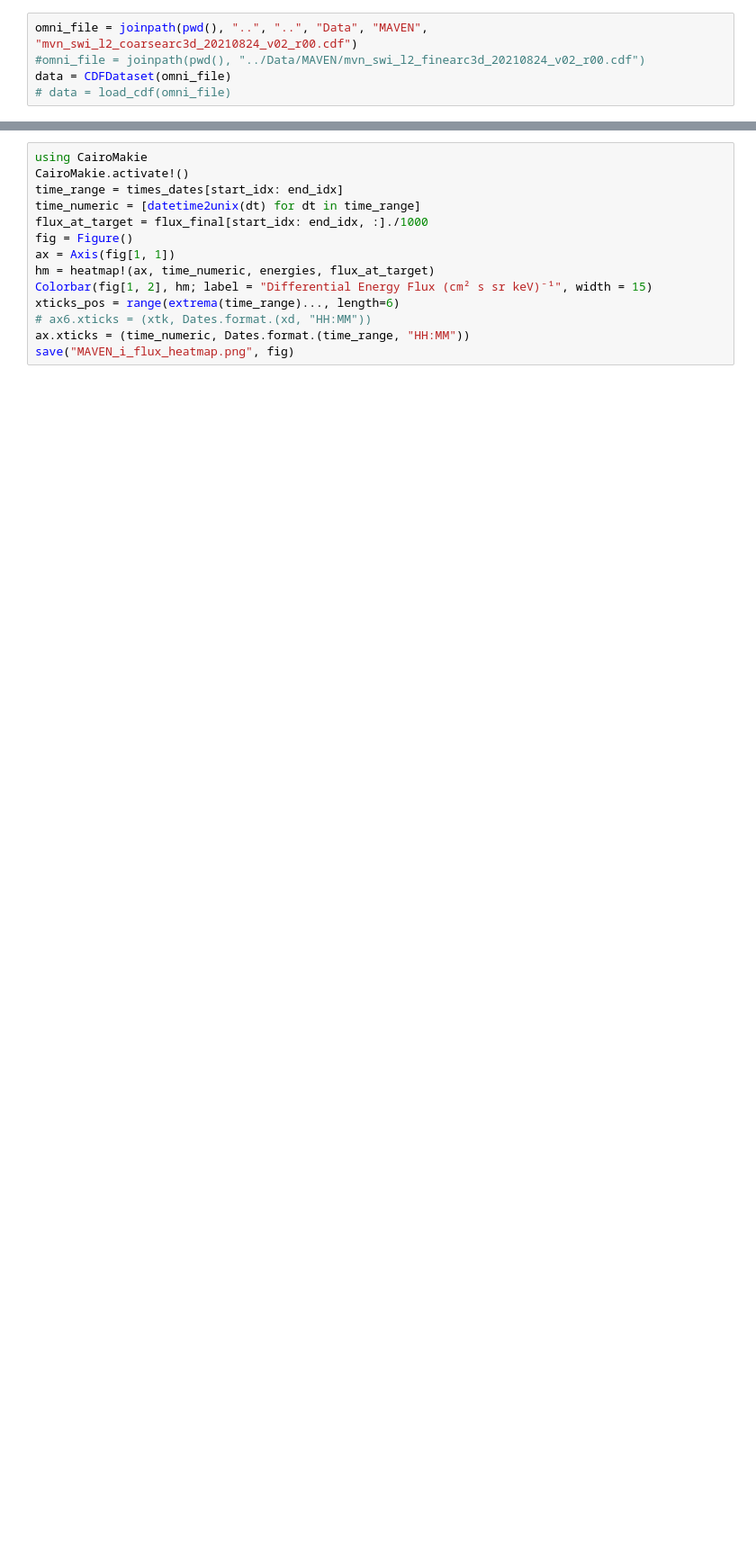
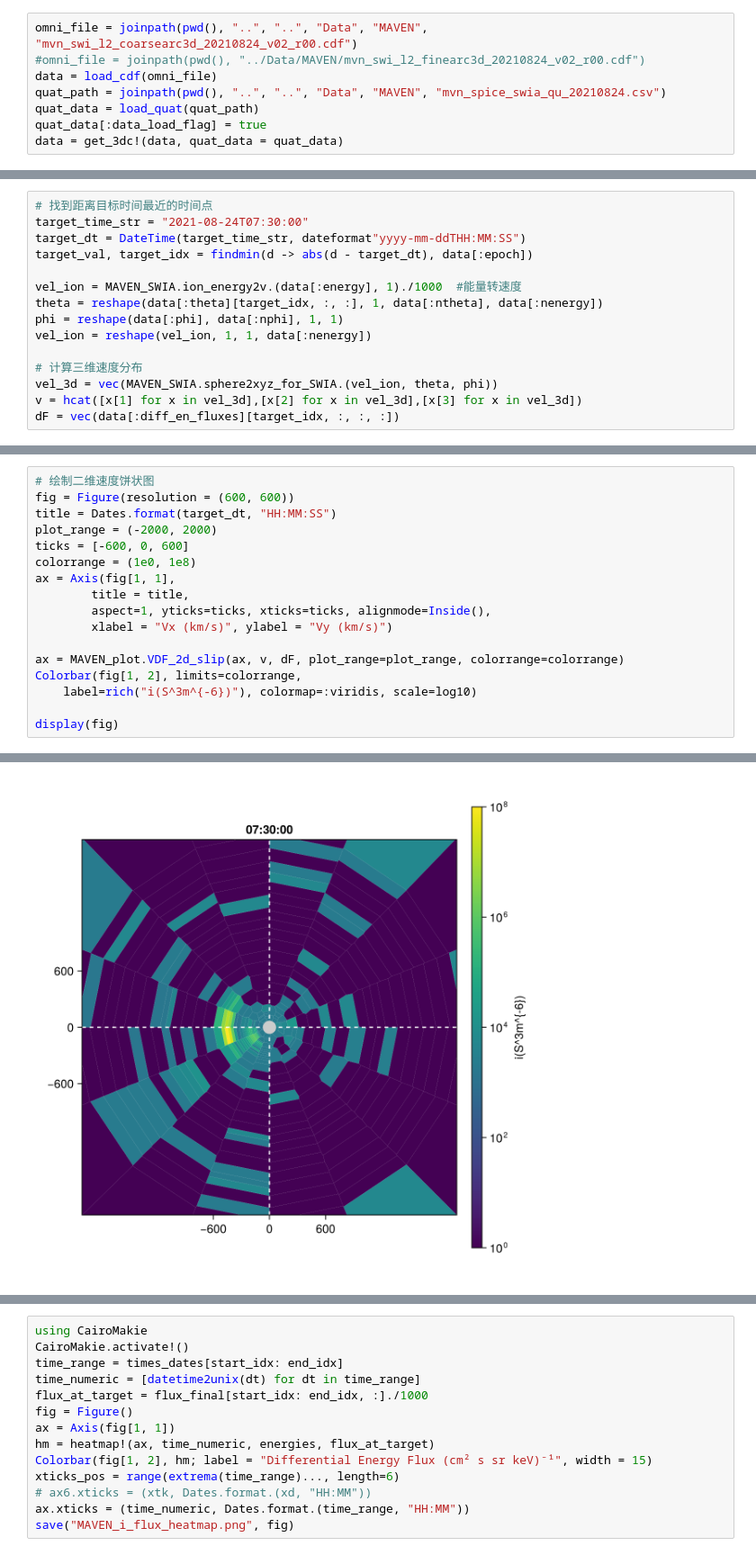
Before and after one commit to wzxswife/Tianwen, a Jupyter notebook: project/IonBeam/MAVEN_i.ipynb, the cells around one changed output, grey strips where cells are left out. Shown at 90% size. Cells and saved outputs as stored; diff of their text form; blank space fills up the shorter version.

```diff
--- a/project/IonBeam/MAVEN_i.ipynb
+++ b/project/IonBeam/MAVEN_i.ipynb
@@ -13,6 +16,9 @@ pwd()
 # %%
 omni_file = joinpath(pwd(), "..", "..", "Data", "MAVEN", "mvn_swi_l2_coarsearc3d_20210824_v02_r00.cdf")
 #omni_file = joinpath(pwd(), "../Data/MAVEN/mvn_swi_l2_finearc3d_20210824_v02_r00.cdf")
-data = CDFDataset(omni_file)
-# data = load_cdf(omni_file)
+data = load_cdf(omni_file)
+quat_path = joinpath(pwd(), "..", "..", "Data", "MAVEN", "mvn_spice_swia_qu_20210824.csv")
+quat_data = load_quat(quat_path)
+quat_data[:data_load_flag] = true
+data = get_3dc!(data, quat_data = quat_data)
 # %% [output]
@@ -45,0 +62,15 @@ a = ion_energy2v(1000, 1) # 测试函数
+# %%
+# 找到距离目标时间最近的时间点
+target_time_str = "2021-08-24T07:30:00"
+target_dt = DateTime(target_time_str, dateformat"yyyy-mm-ddTHH:MM:SS")
+target_val, target_idx = findmin(d -> abs(d - target_dt), data[:epoch])
+
+vel_ion = MAVEN_SWIA.ion_energy2v.(data[:energy], 1)./1000  #能量转速度
+theta = reshape(data[:theta][target_idx, :, :], 1, data[:ntheta], data[:nenergy])
+phi = reshape(data[:phi], data[:nphi], 1, 1)
+vel_ion = reshape(vel_ion, 1, 1, data[:nenergy])
+
+# 计算三维速度分布
+vel_3d = vec(MAVEN_SWIA.sphere2xyz_for_SWIA.(vel_ion, theta, phi))
+v = hcat([x[1] for x in vel_3d],[x[2] for x in vel_3d],[x[3] for x in vel_3d])
+dF = vec(data[:diff_en_fluxes][target_idx, :, :, :])
@@ -45,0 +307,18 @@ a = ion_energy2v(1000, 1) # 测试函数
+# %%
+# 绘制二维速度饼状图
+fig = Figure(resolution = (600, 600))
+title = Dates.format(target_dt, "HH:MM:SS")
+plot_range = (-2000, 2000)
+ticks = [-600, 0, 600]
+colorrange = (1e0, 1e8)
+ax = Axis(fig[1, 1],
+        title = title,
+        aspect=1, yticks=ticks, xticks=ticks, alignmode=Inside(),
+        xlabel = "Vx (km/s)", ylabel = "Vy (km/s)")
+
+ax = MAVEN_plot.VDF_2d_slip(ax, v, dF, plot_range=plot_range, colorrange=colorrange)
+Colorbar(fig[1, 2], limits=colorrange,
+    label=rich("i(S^3m^{-6})"), colormap=:viridis, scale=log10)
+
+display(fig)
+# %% [output]
@@ -45,0 +331 @@ a = ion_energy2v(1000, 1) # 测试函数
+[figure, added]
```
Also changed, not shown: parts of 19 cells of this notebook, 12 other files.
